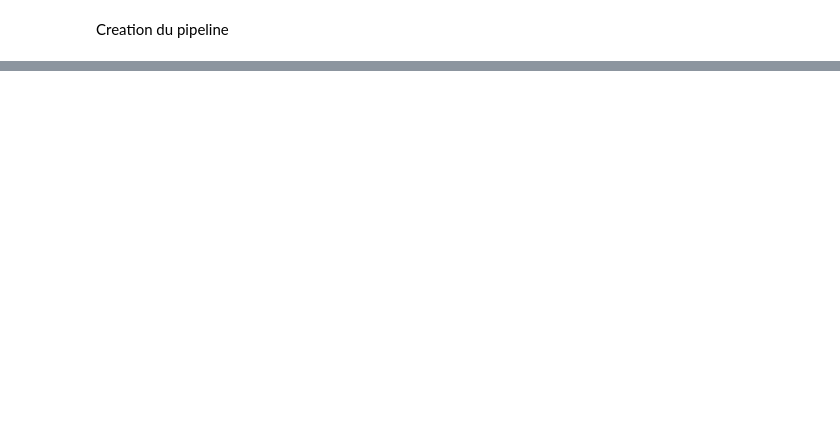
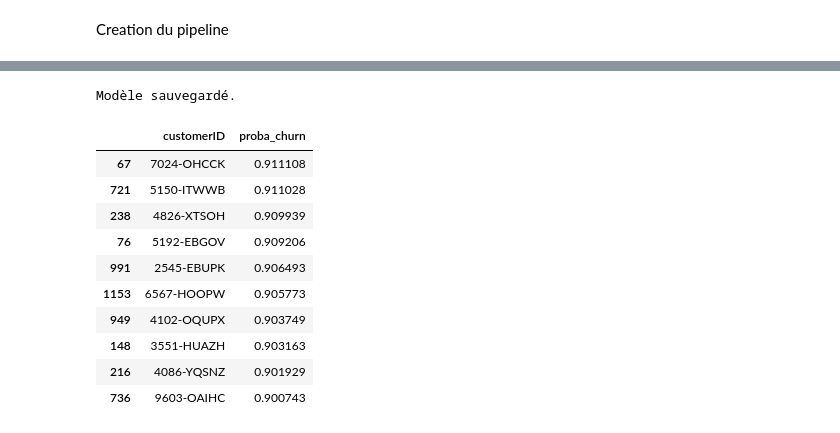
Before and after one commit to RomainGuillon/Identifier-churn, a Jupyter notebook: notebooks/02_baseline_model.ipynb, the cells around one changed output, grey strips where cells are left out. Saved outputs shown, nothing was run; the diff lists cells and outputs as text; code cells hidden in the pictures; blank space fills up the shorter version.

```diff
--- a/notebooks/02_baseline_model.ipynb
+++ b/notebooks/02_baseline_model.ipynb
@@ -249,0 +549,47 @@ print(f"\n💡 Interprétation : Un score proche de 1 indique d'excellentes perf
+# %%
+import joblib
+from pathlib import Path
+
+# Création des dossiers de sortie
+Path("../models").mkdir(exist_ok=True)
+Path("../outputs").mkdir(exist_ok=True)
+
+# Choix du modèle final Logistic Regression
+best_model_name = "Logistic Regression"
+best_pipeline = pipelines[best_model_name]
+
+# Sauvegarde du pipeline complet : preprocessing + modèle
+joblib.dump(best_pipeline, "../models/churn_model_logistic_regression.joblib")
+
+print("Modèle sauvegardé.")
+# %% [output]
+Modèle sauvegardé.
+# %%
+# Probabilité de churn sur le jeu de test
+proba_churn = best_pipeline.predict_proba(X_test)[:, 1]
+
+# Création du fichier de scoring
+scoring_test = pd.DataFrame({
+    "customerID": df_test["customerID"].values,
+    "proba_churn": proba_churn
+})
+
+# Tri des clients du plus risqué au moins risqué
+scoring_test = scoring_test.sort_values("proba_churn", ascending=False)
+
+# Sauvegarde en CSV
+scoring_test.to_csv("../outputs/scoring_test.csv", index=False)
+
+scoring_test.head(10)
+# %% [output]
+|  | customerID | proba_churn |
+| 67 | 7024-OHCCK | 0.911108 |
+| 721 | 5150-ITWWB | 0.911028 |
+| 238 | 4826-XTSOH | 0.909939 |
+| 76 | 5192-EBGOV | 0.909206 |
+| 991 | 2545-EBUPK | 0.906493 |
+| 1153 | 6567-HOOPW | 0.905773 |
+| 949 | 4102-OQUPX | 0.903749 |
+| 148 | 3551-HUAZH | 0.903163 |
+| 216 | 4086-YQSNZ | 0.901929 |
+| 736 | 9603-OAIHC | 0.900743 |
```
Also changed, not shown: parts of 23 cells of this notebook, 6 other files.
